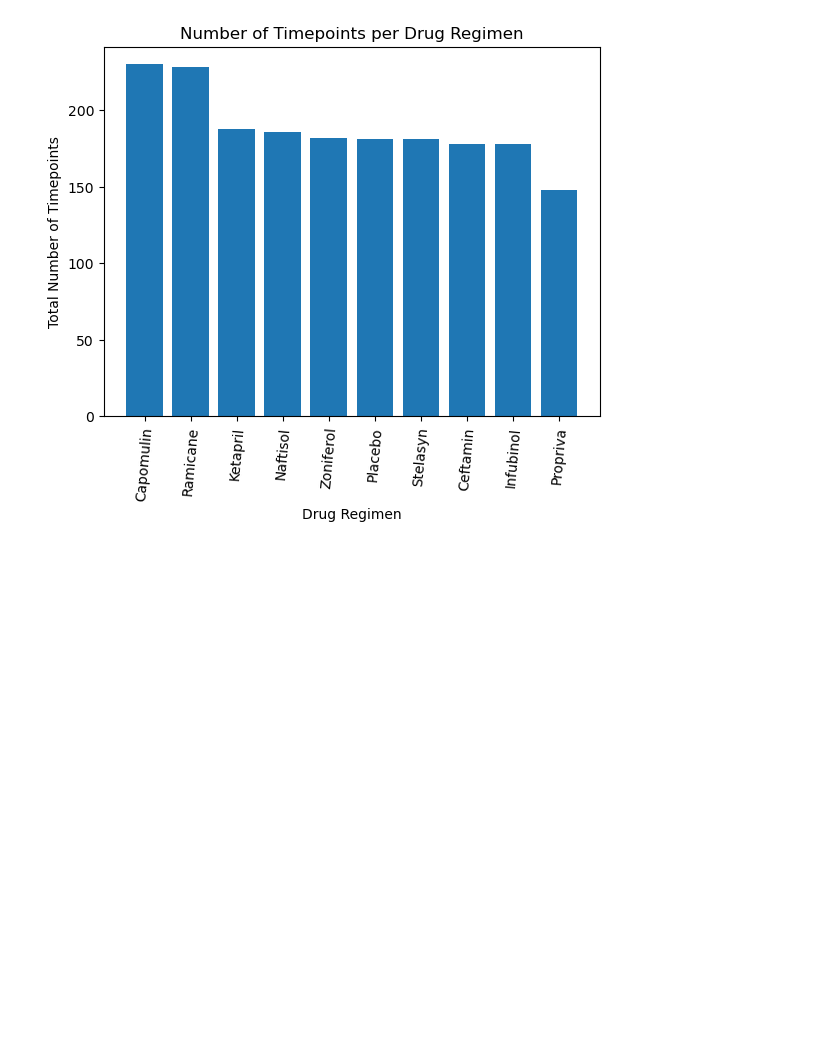
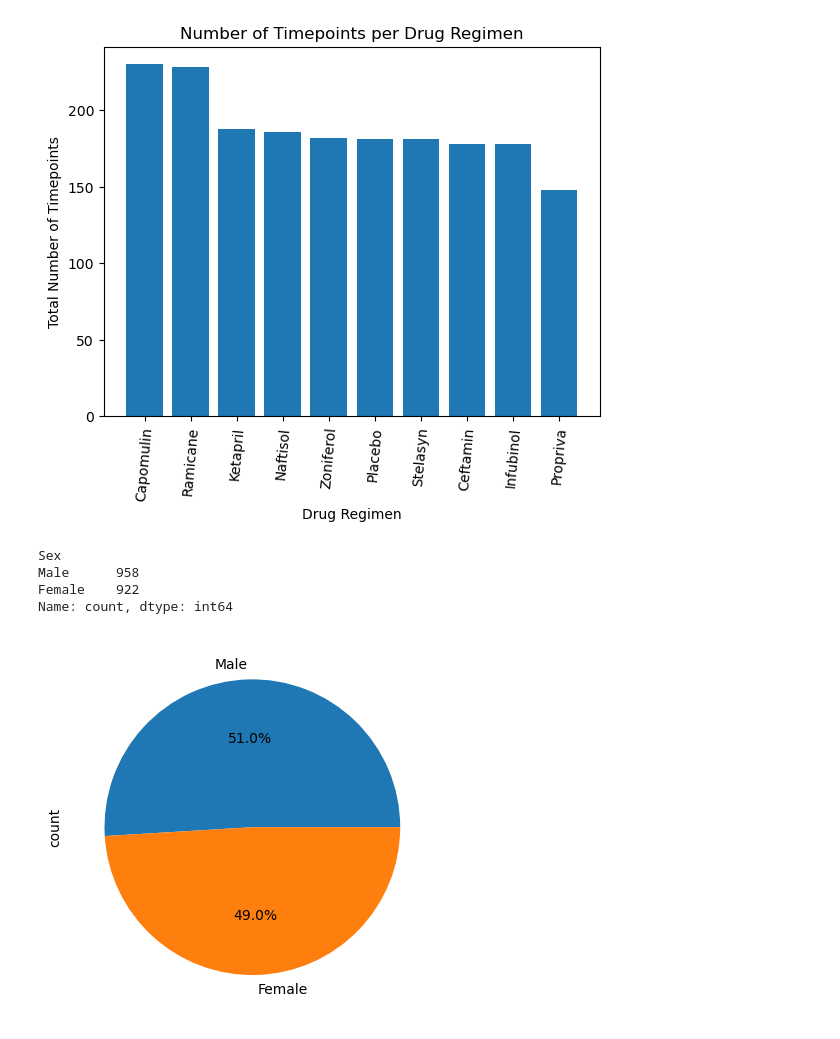
Before and after one commit to jyeags45/Module_5_assignement, a Jupyter notebook: Mice Data.ipynb, the cells around one changed output. Saved outputs shown, nothing was run; the diff lists cells and outputs as text; code cells hidden in the pictures; blank space fills up the shorter version.

Commit message:
finished up pie charts and bar graphs

```diff
--- a/Mice Data.ipynb
+++ b/Mice Data.ipynb
@@ -183,3 +183,18 @@ plt.title('Number of Timepoints per Drug Regimen')
 plt.show()
 # %% [output]
 [figure]
+# %%
+# generate a variable to hold count of mice sex
+count_gender = df_cleaned_data["Sex"].value_counts()
+count_gender
+# %% [output]
+Sex
+Male      958
+Female    922
+Name: count, dtype: int64
+# %%
+# generating a pie chart showing distribution of gender
+count_gender.plot.pie(autopct='%1.1f%%')
+plt.show()
+# %% [output]
+[figure, added]
```
Also changed, not shown: parts of 2 cells of this notebook.
